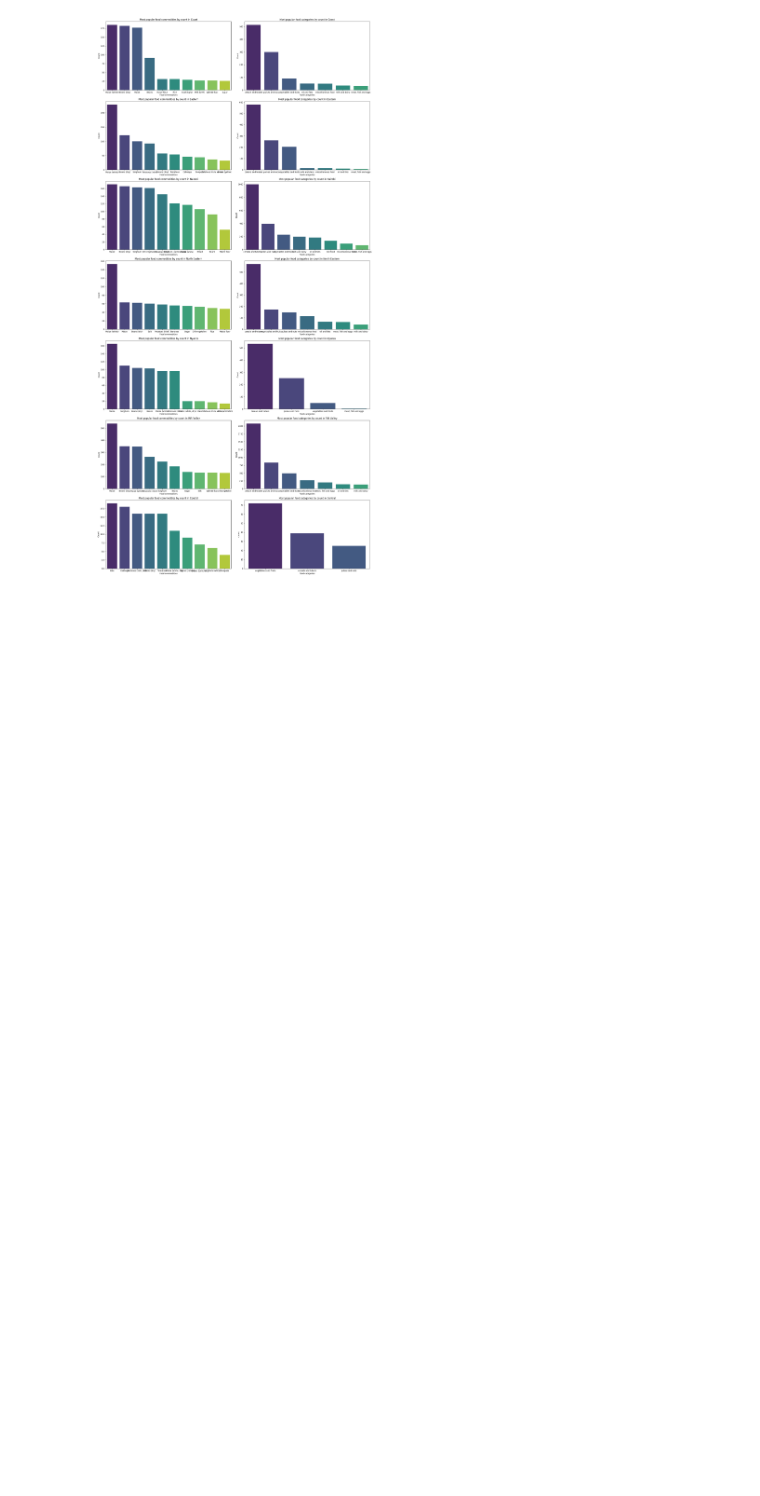
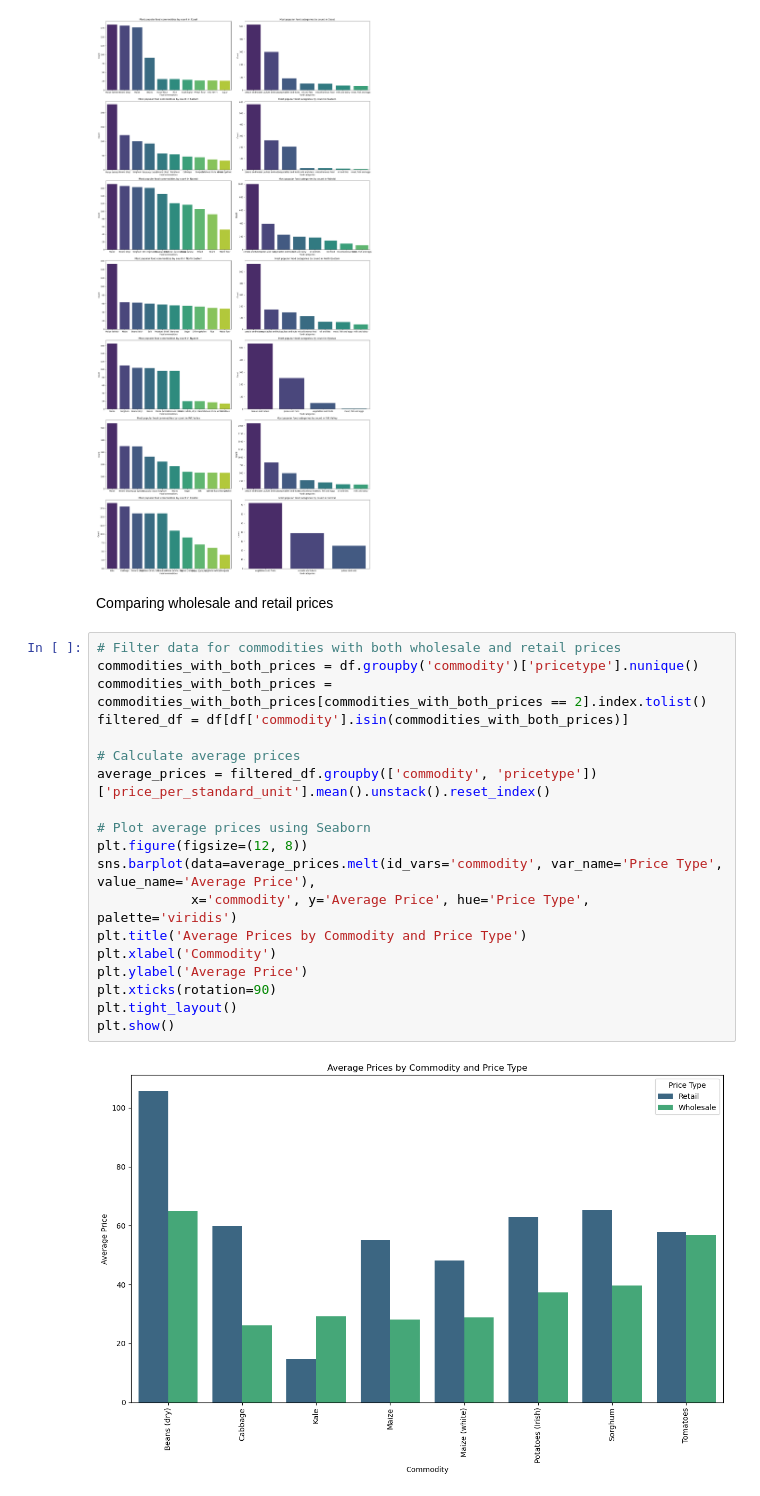
Before and after one commit to tommwambire/Sourcing-Pricing-Strategy-Optimization, a Jupyter notebook: project_notebook.ipynb, the cells around one changed output. Saved outputs shown, nothing was run; the diff lists cells and outputs as text; blank space fills up the shorter version.

```diff
--- a/project_notebook.ipynb
+++ b/project_notebook.ipynb
@@ -622,3 +605,26 @@ plt.tight_layout()
 plt.show()
 # %% [output]
 [figure]
+# %% [markdown]
+Comparing wholesale and retail prices
+# %%
+# Filter data for commodities with both wholesale and retail prices
+commodities_with_both_prices = df.groupby('commodity')['pricetype'].nunique()
+commodities_with_both_prices = commodities_with_both_prices[commodities_with_both_prices == 2].index.tolist()
+filtered_df = df[df['commodity'].isin(commodities_with_both_prices)]
+
+# Calculate average prices
+average_prices = filtered_df.groupby(['commodity', 'pricetype'])['price_per_standard_unit'].mean().unstack().reset_index()
+
+# Plot average prices using Seaborn
+plt.figure(figsize=(12, 8))
+sns.barplot(data=average_prices.melt(id_vars='commodity', var_name='Price Type', value_name='Average Price'),
+            x='commodity', y='Average Price', hue='Price Type', palette='viridis')
+plt.title('Average Prices by Commodity and Price Type')
+plt.xlabel('Commodity')
+plt.ylabel('Average Price')
+plt.xticks(rotation=90)
+plt.tight_layout()
+plt.show()
+# %% [output]
+[figure, added]
```
Also changed, not shown: parts of 24 cells of this notebook.
